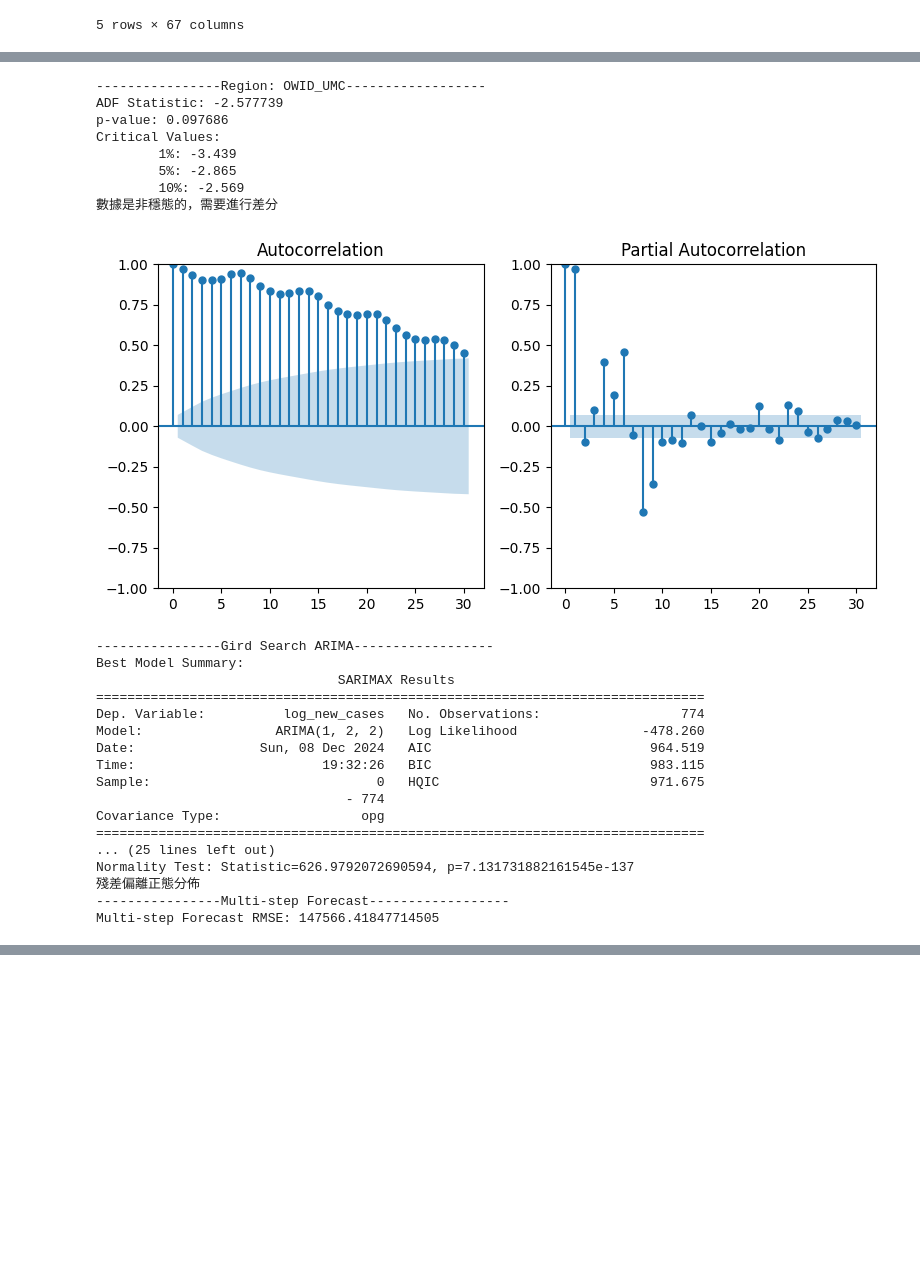
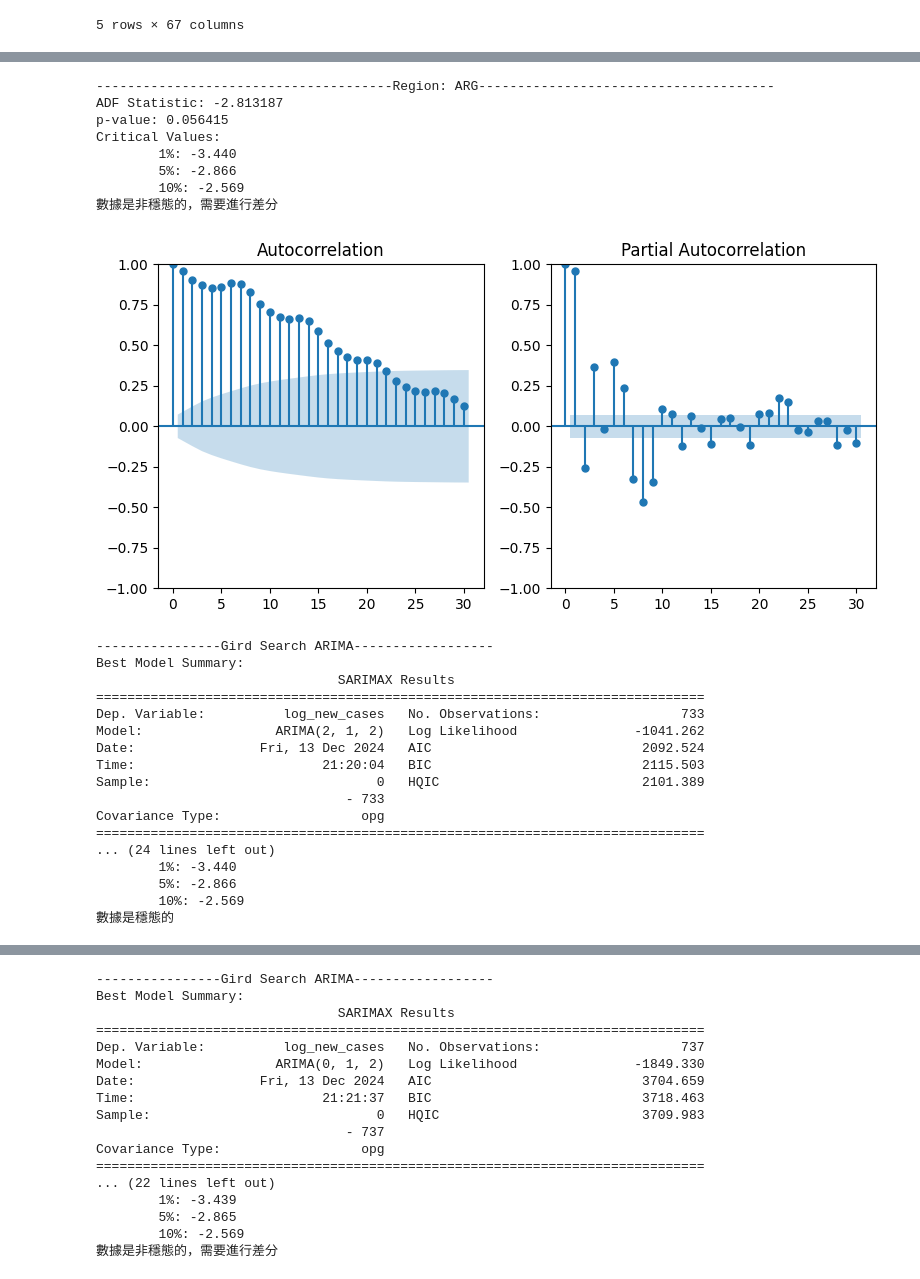
Before and after one commit to donydony228/COVID-19-Time-Series-Predict, a Jupyter notebook: ARIMA.ipynb, the cells around one changed output, grey strips where cells are left out. Saved outputs shown, nothing was run; the diff lists cells and outputs as text; code cells hidden in the pictures; blank space fills up the shorter version.

```diff
--- a/ARIMA.ipynb
+++ b/ARIMA.ipynb
@@ -213,35 +230,35 @@ regions = [
 ]
 # %%
 for region in regions:
-    print(f"----------------Region: {region}------------------")
+    print(f"--------------------------------------Region: {region}--------------------------------------")
     data = pd.read_csv(r"data\owid-covid-data.csv")
     data = data[data["iso_code"] == region]
     data = data[["date", "new_cases"]]
-    pipeline(data, "new_cases", 30)
+    pipeline(data, "new_cases", 1)
 # %% [output]
-----------------Region: OWID_UMC------------------
-ADF Statistic: -2.577739
-p-value: 0.097686
+--------------------------------------Region: ARG--------------------------------------
+ADF Statistic: -2.813187
+p-value: 0.056415
 Critical Values:
-        1%: -3.439
-        5%: -2.865
+        1%: -3.440
+        5%: -2.866
         10%: -2.569
 數據是非穩態的，需要進行差分
-[figure, old version]
+[figure, new version]
 ----------------Gird Search ARIMA------------------
 Best Model Summary:
                                SARIMAX Results
 ==============================================================================
-Dep. Variable:          log_new_cases   No. Observations:                  774
-Model:                 ARIMA(1, 2, 2)   Log Likelihood                -478.260
-Date:                Sun, 08 Dec 2024   AIC                            964.519
-Time:                        19:32:26   BIC                            983.115
-Sample:                             0   HQIC                           971.675
-                                - 774
+Dep. Variable:          log_new_cases   No. Observations:                  733
+Model:                 ARIMA(2, 1, 2)   Log Likelihood               -1041.262
+Date:                Fri, 13 Dec 2024   AIC                           2092.524
+Time:                        21:20:04   BIC                           2115.503
+Sample:                             0   HQIC                          2101.389
+                                - 733
 Covariance Type:                  opg
 ==============================================================================
-... (25 lines left out)
-Normality Test: Statistic=626.9792072690594, p=7.131731882161545e-137
-殘差偏離正態分佈
-----------------Multi-step Forecast------------------
-Multi-step Forecast RMSE: 147566.41847714505
+... (24 lines left out)
+        1%: -3.440
+        5%: -2.866
+        10%: -2.569
+數據是穩態的
@@ -247,0 +266,17 @@ Multi-step Forecast RMSE: 147566.41847714505
+----------------Gird Search ARIMA------------------
+Best Model Summary:
+                               SARIMAX Results
+==============================================================================
+Dep. Variable:          log_new_cases   No. Observations:                  737
+Model:                 ARIMA(0, 1, 2)   Log Likelihood               -1849.330
+Date:                Fri, 13 Dec 2024   AIC                           3704.659
+Time:                        21:21:37   BIC                           3718.463
+Sample:                             0   HQIC                          3709.983
+                                - 737
+Covariance Type:                  opg
+==============================================================================
+... (22 lines left out)
+        1%: -3.439
+        5%: -2.865
+        10%: -2.569
+數據是非穩態的，需要進行差分
```
Also changed, not shown: parts of 3 cells of this notebook.
